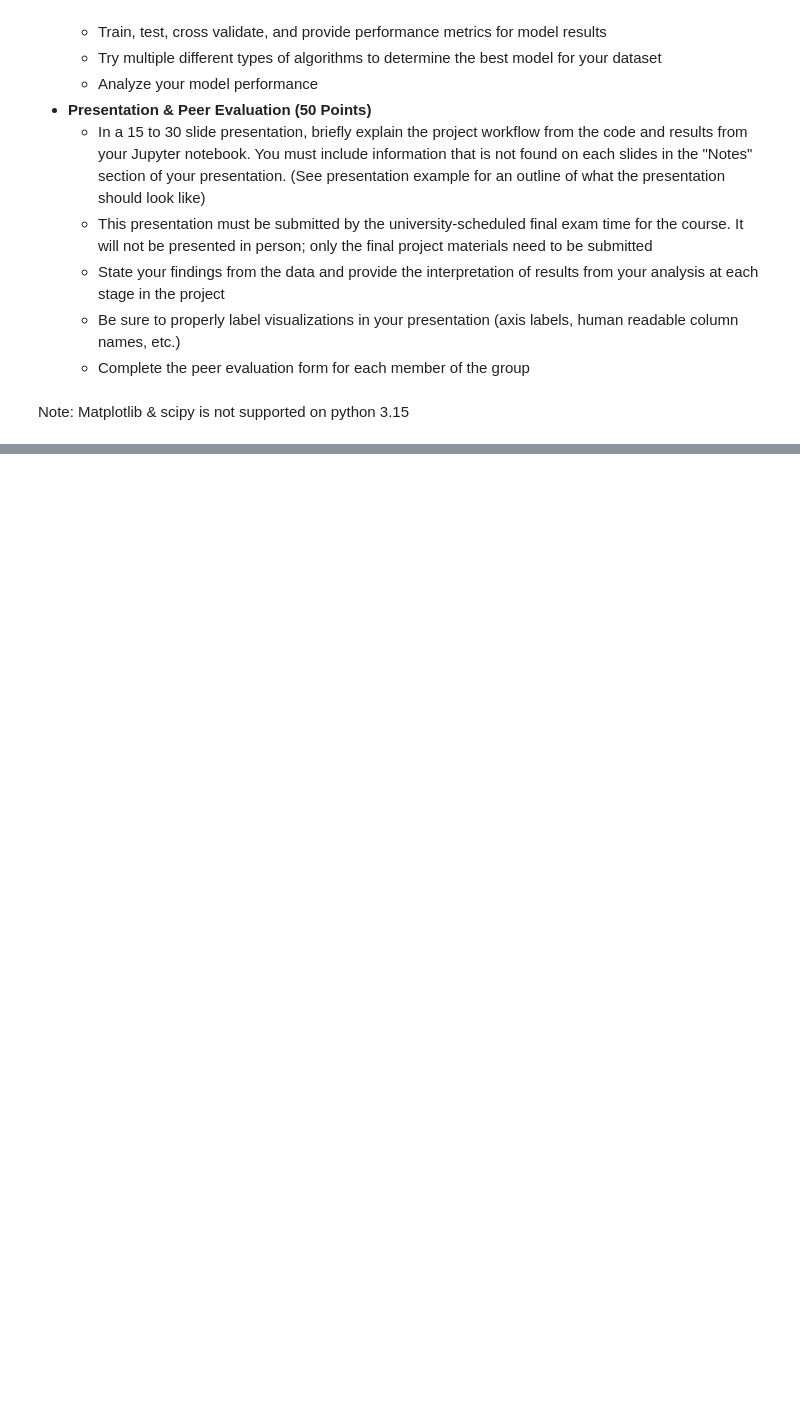
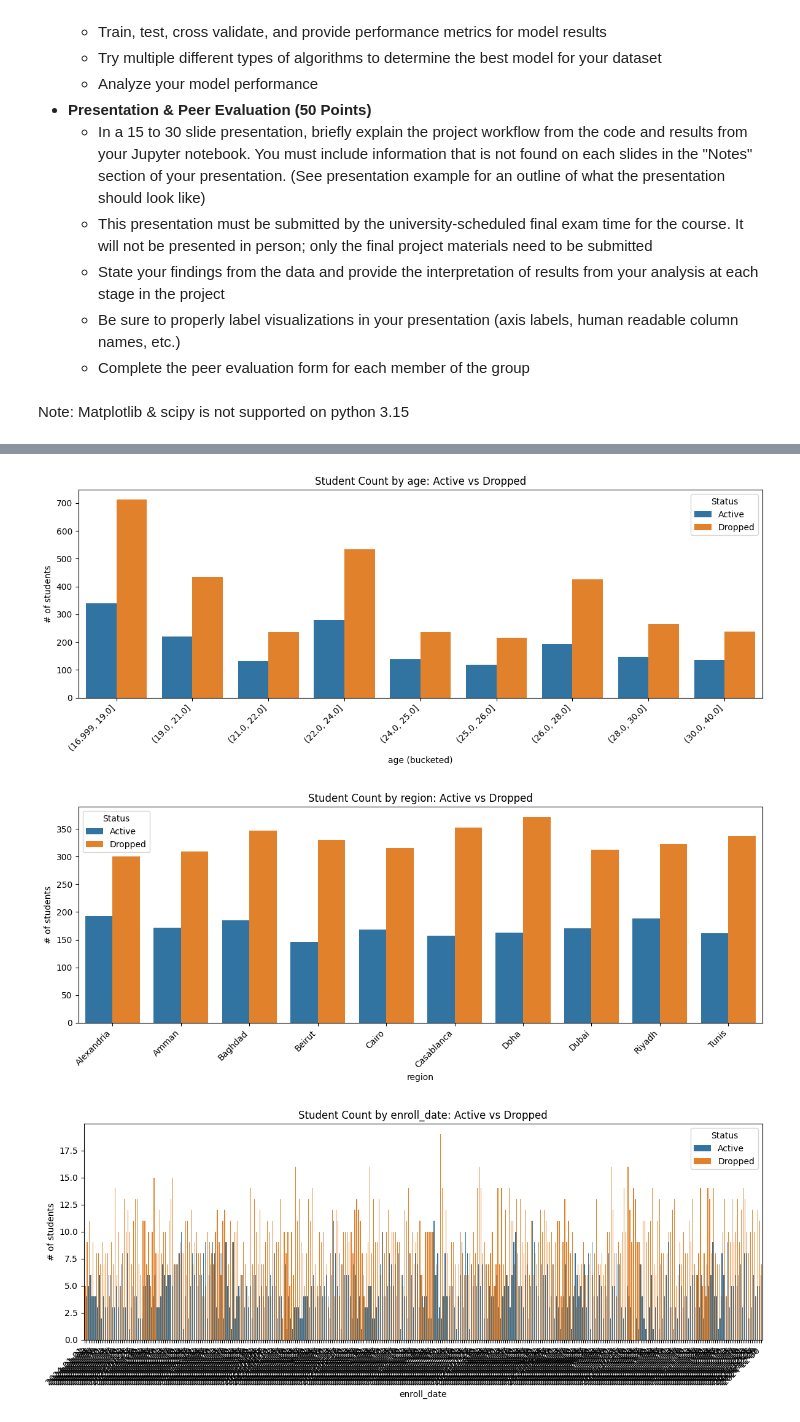
Before and after one commit to ctamburrino/student_dropout_predictor, a Jupyter notebook: Final Project.ipynb, the cells around one changed output, grey strips where cells are left out. Drawn from its saved outputs; the diff is of its cells as text; code cells hidden in the pictures; blank space fills up the shorter version.

```diff
--- a/Final Project.ipynb
+++ b/Final Project.ipynb
@@ -53,0 +130,2 @@ student_df.shape
+# %%
+student_df = student_df.drop(columns=["dropout_score", "label_multiclass", "label_name"])
@@ -53,0 +233,4 @@ student_df.shape
+# %%
+student_df["enroll_date"] = pd.to_datetime(student_df["enroll_date"])
+student_df["enroll_month"] = student_df["enroll_date"].dt.month.astype(int)
+student_df[["enroll_date", "enroll_month"]].head()
@@ -53,0 +248,3 @@ student_df.shape
+# %%
+student_df = student_df.drop(columns=["completed_assignments"])
+student_df.head()
@@ -53,0 +307,57 @@ student_df.shape
+# %%
+# Build label names for plotting
+plot_df = student_df.copy()
+plot_df["status"] = plot_df["label"].map({0: "Active", 1: "Dropped"}).fillna(plot_df["label"].astype(str))
+
+# Exclude identifiers/targets from feature list
+exclude_cols = {"student_id", "label"}
+feature_vars = [c for c in plot_df.columns if c not in exclude_cols and c != "status"]
+
+# Settings
+max_unique_without_binning = 20
+num_quantile_bins = 10
+
+for col in feature_vars:
+    temp = plot_df[[col, "status"]].dropna().copy()
+
+    # Bucket high-cardinality numeric features to keep charts readable.
+    if pd.api.types.is_numeric_dtype(temp[col]) and temp[col].nunique() > max_unique_without_binning:
+        try:
+            temp["x_value"] = pd.qcut(temp[col], q=num_quantile_bins, duplicates="drop")
+        except ValueError:
+            temp["x_value"] = pd.cut(temp[col], bins=num_quantile_bins)
+        x_label = f"{col} (bucketed)"
+    else:
+        temp["x_value"] = temp[col]
+        x_label = col
+
+    # Count students for each x value split by status (Active vs Dropped)
+    counts = (
+        temp.groupby(["x_value", "status"], observed=False)
+        .size()
+        .reset_index(name="student_count")
+    )
+
+    # Keep axis ordering stable/readable
+    x_order = sorted(counts["x_value"].unique(), key=lambda x: str(x))
+
+    plt.figure(figsize=(12, 5))
+    sns.barplot(
+        data=counts,
+        x="x_value",
+        y="student_count",
+        hue="status",
+        order=x_order,
+        hue_order=["Active", "Dropped"],
+    )
+    plt.title(f"Student Count by {col}: Active vs Dropped")
+    plt.xlabel(x_label)
+    plt.ylabel("# of students")
+    plt.xticks(rotation=45, ha="right")
+    plt.legend(title="Status")
+    plt.tight_layout()
+    plt.show()
+# %% [output]
+[figure, added]
+[figure, added]
+[figure, added]
```
Also changed, not shown: parts of 30 cells of this notebook.
